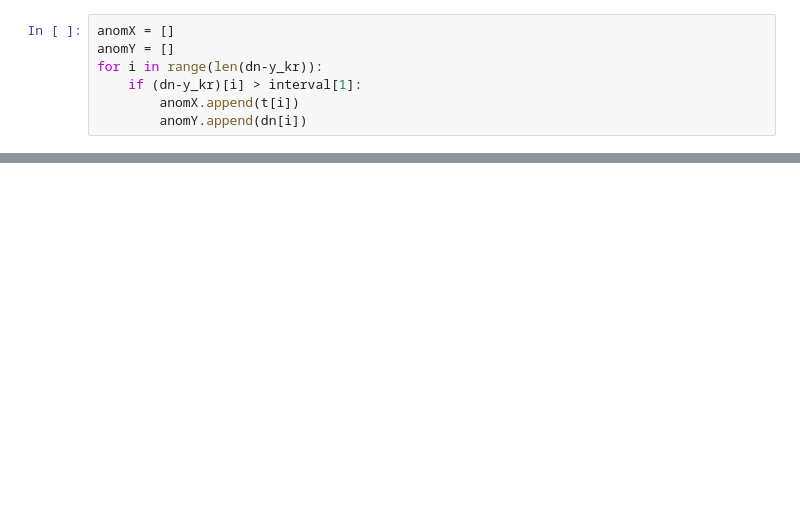
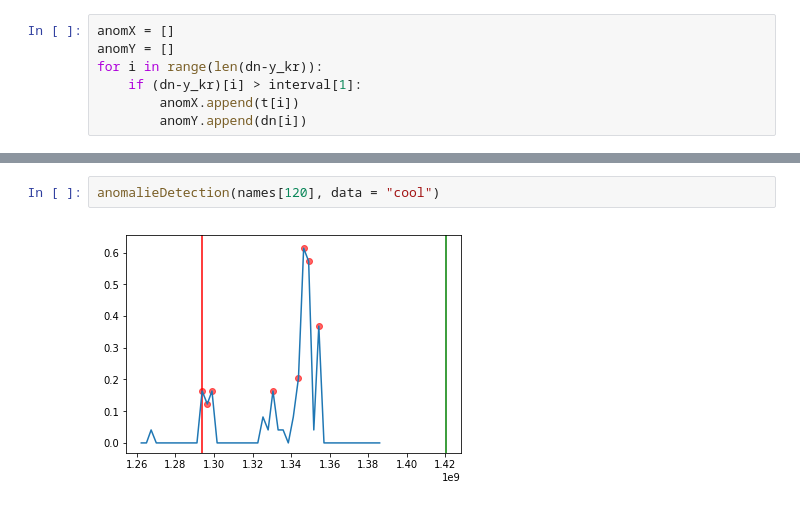
Before and after one commit to CornellDataScience/Yelp, a Jupyter notebook: salt-baes/Kenta/Dynamic_Time_Warping.ipynb, the cells around one changed output, grey strips where cells are left out. Drawn from its saved outputs; the diff is of its cells as text; blank space fills up the shorter version.

```diff
--- a/salt-baes/Kenta/Dynamic_Time_Warping.ipynb
+++ b/salt-baes/Kenta/Dynamic_Time_Warping.ipynb
@@ -627,0 +636,4 @@ anomalieDetection(names[2], save = True)
+# %%
+anomalieDetection(names[120], data = "cool")
+# %% [output]
+[figure, added]
```
Also changed, not shown: parts of 18 cells of this notebook.
